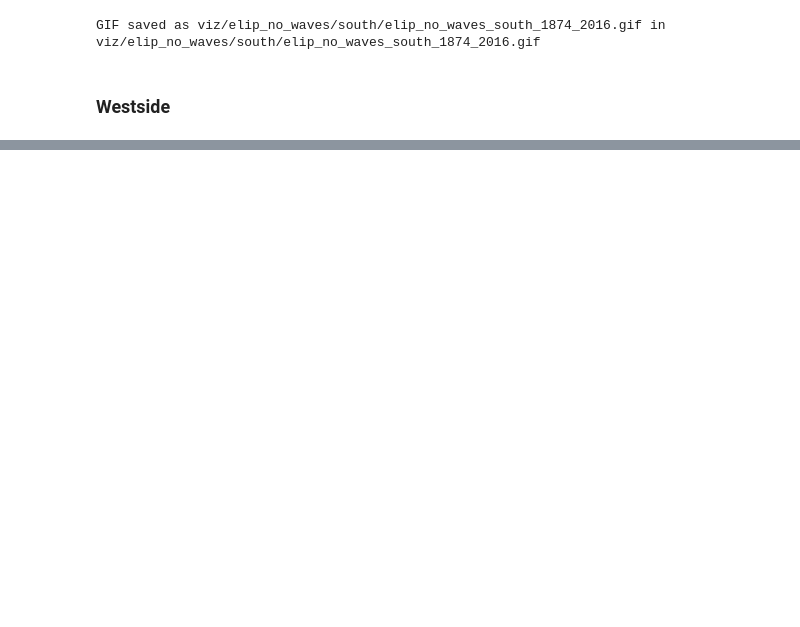
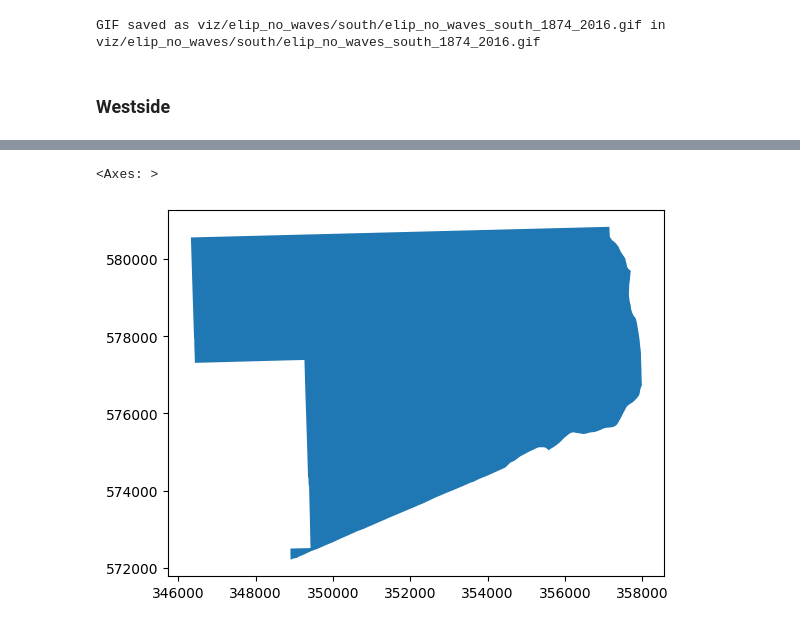
Before and after one commit to uchicago-justice-project/decreasing-homicide-waves, a Jupyter notebook: hom_decrease_3.ipynb, the cells around one changed output, grey strips where cells are left out. Drawn from its saved outputs; the diff is of its cells as text; code cells hidden in the pictures; blank space fills up the shorter version.

```diff
--- a/hom_decrease_3.ipynb
+++ b/hom_decrease_3.ipynb
@@ -665,0 +633,5 @@ GIF saved as dist_cum_west/dist_cum_west_1874_2016.gif in dist_cum_west/dist_cum
+# %%
+west_chicago.plot()
+# %% [output]
+<Axes: >
+[figure, added]
```
Also changed, not shown: parts of 30 cells of this notebook, 40 other files.
